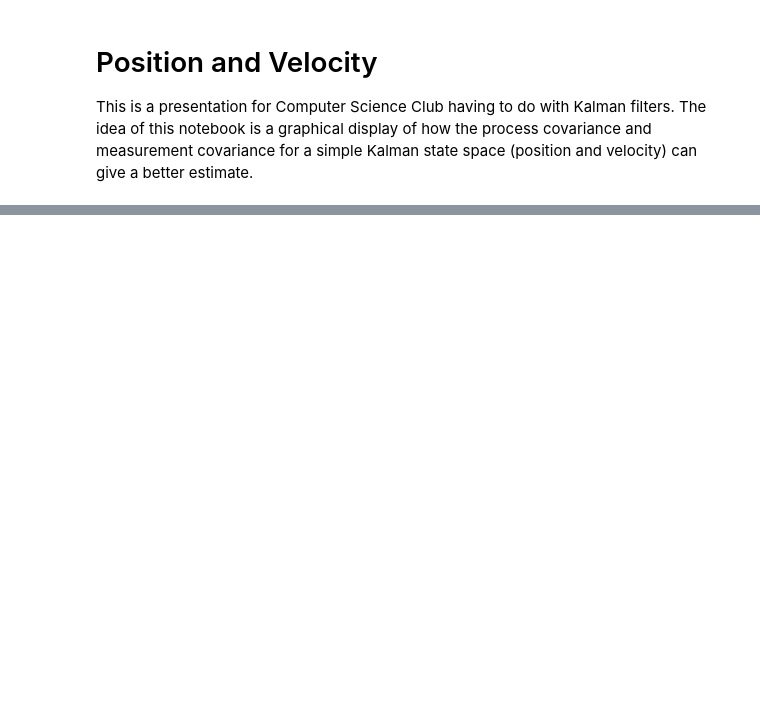
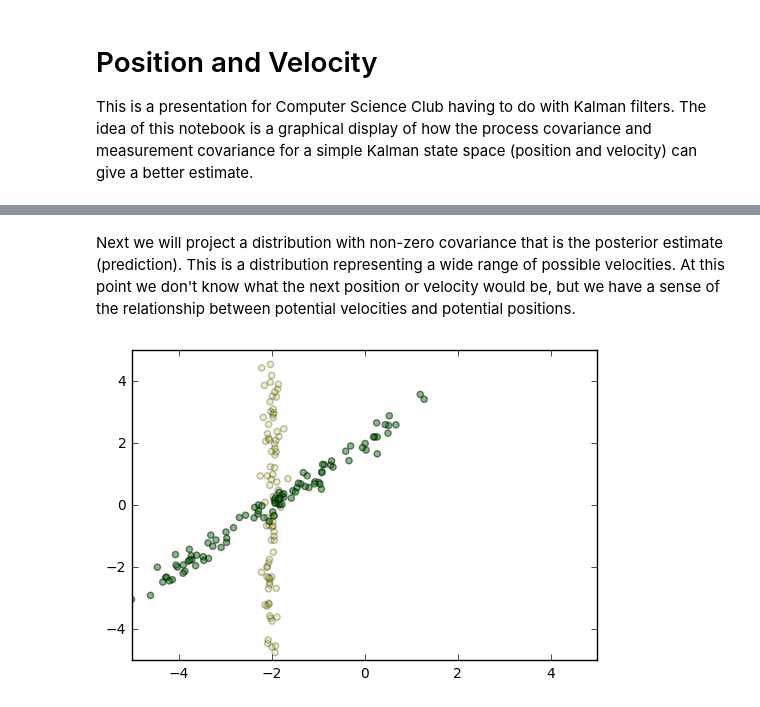
Before and after one commit to CompScienceClub/python-kalman-filter-presentation, a Jupyter notebook: jupyter/PositionVelocity.ipynb, the cells around one changed output, grey strips where cells are left out. Saved outputs shown, nothing was run; the diff lists cells and outputs as text; code cells hidden in the pictures; blank space fills up the shorter version.

Commit message:
Fixed covariance issues

```diff
--- a/jupyter/PositionVelocity.ipynb
+++ b/jupyter/PositionVelocity.ipynb
@@ -101,0 +53,22 @@ p.show()
+# %% [markdown]
+Next we will project a distribution with non-zero covariance that is the posterior estimate (prediction).  This is a distribution representing a wide range of possible velocities.  At this point we don't know what the next position or velocity would be, but we have a sense of the relationship between potential velocities and potential positions.
+# %%
+p = Plot(((-5,5),(-5,5)))
+
+# Position estimate
+g = Gaussian()
+mean = [-2, 0]
+cov = [[0.1**2, 0], [0.0, 3**2]]
+g.generate((mean, cov))
+p.scatter(g.points(), 'y', 0.25)
+
+# Projection of all possible positions and velicities given assumptions
+g = Gaussian()
+mean = [-2, 0]
+cov = [[4.02, 4], [4, 4.04]]
+g.generate((mean, cov))
+p.scatter(g.points(), 'g')
+
+p.show()
+# %% [output]
+[figure, added]
```
Also changed, not shown: parts of 13 cells of this notebook, 1 other file.
